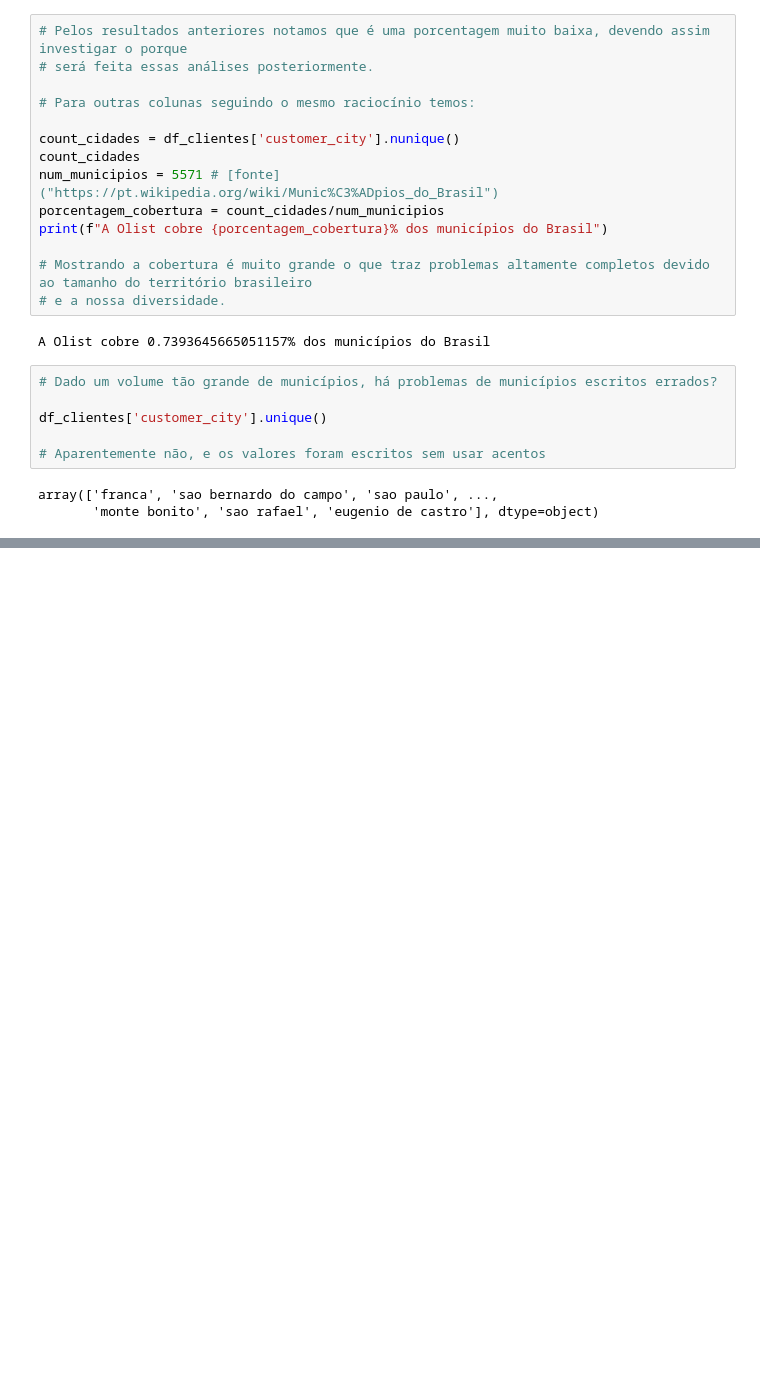
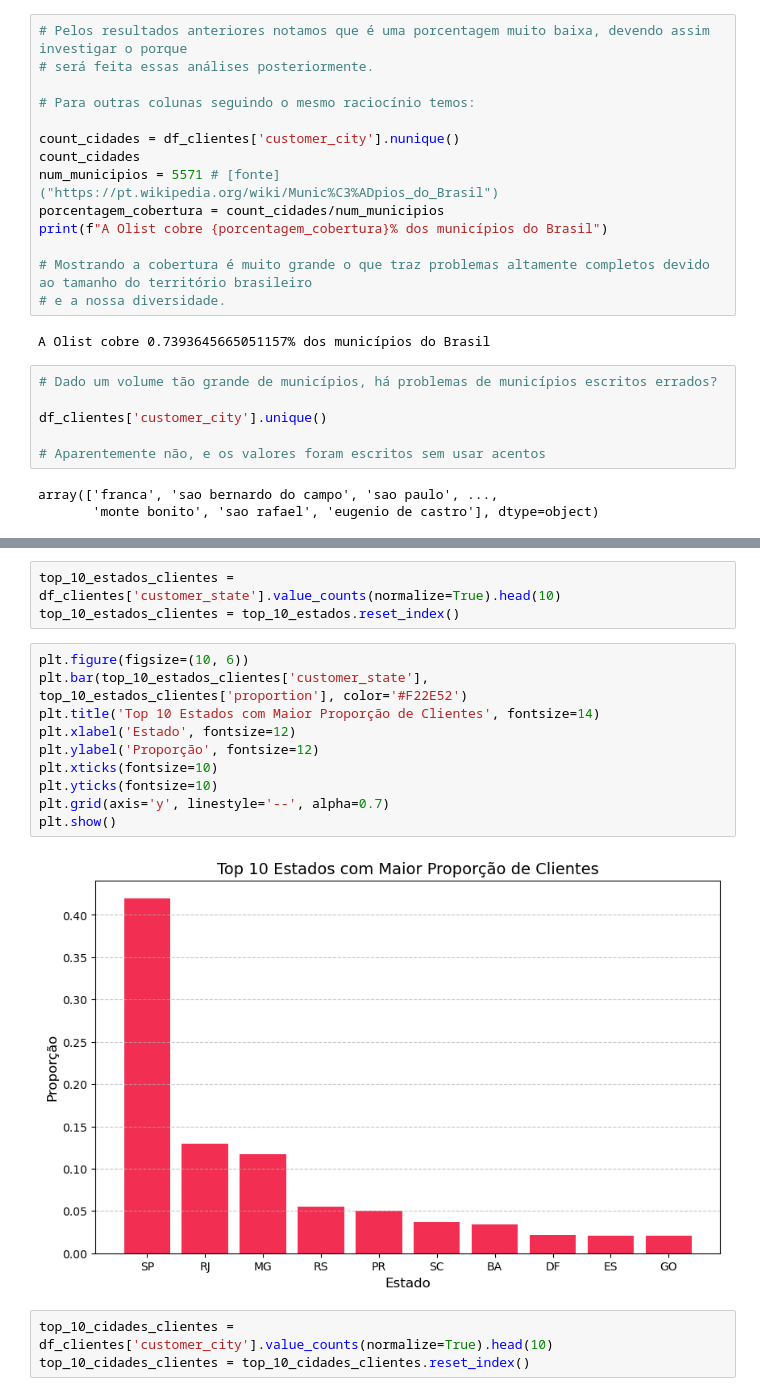
Before and after one commit to Dogix11/ecommerce_case, a Jupyter notebook: transformacao.ipynb, the cells around one changed output, grey strips where cells are left out. Saved outputs shown, nothing was run; the diff lists cells and outputs as text; blank space fills up the shorter version.

Commit message:
finalização da análise dos clientes

```diff
--- a/transformacao.ipynb
+++ b/transformacao.ipynb
@@ -308,0 +331,18 @@ array(['franca', 'sao bernardo do campo', 'sao paulo', ...,
+# %%
+top_10_estados_clientes = df_clientes['customer_state'].value_counts(normalize=True).head(10)
+top_10_estados_clientes = top_10_estados.reset_index()
+# %%
+plt.figure(figsize=(10, 6))
+plt.bar(top_10_estados_clientes['customer_state'], top_10_estados_clientes['proportion'], color='#F22E52')
+plt.title('Top 10 Estados com Maior Proporção de Clientes', fontsize=14)
+plt.xlabel('Estado', fontsize=12)
+plt.ylabel('Proporção', fontsize=12)
+plt.xticks(fontsize=10)
+plt.yticks(fontsize=10)
+plt.grid(axis='y', linestyle='--', alpha=0.7)
+plt.show()
+# %% [output]
+[figure, added]
+# %%
+top_10_cidades_clientes = df_clientes['customer_city'].value_counts(normalize=True).head(10)
+top_10_cidades_clientes = top_10_cidades_clientes.reset_index()
```
Also changed, not shown: parts of 5 cells of this notebook.
